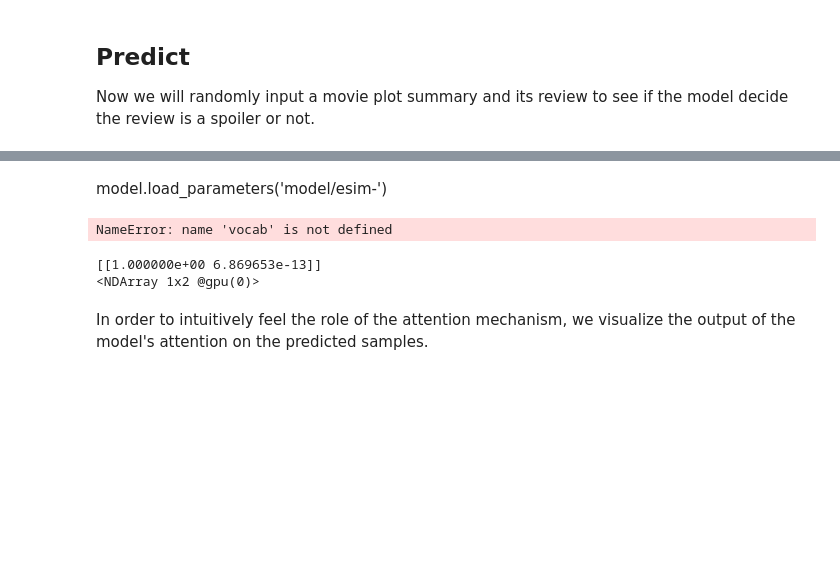
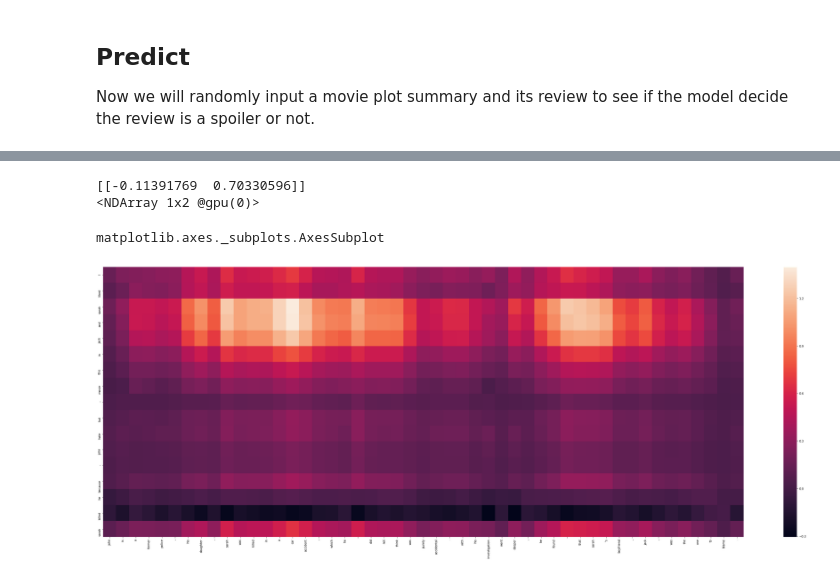
Before and after one commit to zhiming-xu/spoiler-detector, a Jupyter notebook: esim.ipynb, the cells around one changed output, grey strips where cells are left out. Drawn from its saved outputs; the diff is of its cells as text; code cells hidden in the pictures; blank space fills up the shorter version.

Commit message:
finish esim model and visualization of soft align

```diff
--- a/esim.ipynb
+++ b/esim.ipynb
@@ -413,7 +414,7 @@ def one_epoch(data_iter, model, loss, trainer, ctx, is_train, epoch, \
               (epoch, trainer.learning_rate, loss_val, acc, F1))
         train_curve.append((acc, F1))
         # declay lr
-        if epoch % 3 == 0:
+        if epoch % 2 == 0:
             trainer.set_learning_rate(trainer.learning_rate * 0.9)
     else:
         print('\t valid_loss %.4f, acc_valid %.3f, F1_valid %.3f, ' % (loss_val, acc, F1))
@@ -510,26 +472,27 @@ train_curve, valid_curve
-# %% [markdown]
-model.load_parameters('model/esim-')
+# %%
+model.load_parameters('model/esim-0.78.params')
 # %%
 right = 'john is a former police, his daughter, sarah was killed in a car accident, which he \
         did not think was purely accidental. with his investigation went deeper, he found \
         that sarah\'s boyfriend, jack, was the one to blame.'
-left = 'Word embedding can effectively represent the semantic similarity between words, \
-        which brings many breakthroughs for natural language processing tasks. \
-        The attention mechanism can intuitively grasp the important semantic features \
-        in the sentence. I liked sarah and jack in this movie, but hate john, because he \
-        killed sarah'
+left = 'I liked sarah and jack in this movie, but hate john, because he killed sarah'
 left_token = vocab[tokenizer(left)]
 right_token = vocab[tokenizer(right)]
-# %% [output]
-NameError: name 'vocab' is not defined
 # %%
 left_input = nd.array(left_token, ctx=ctx).reshape(1,-1)
 right_input = nd.array(right_token, ctx=ctx).reshape(1,-1)
-pred = model(left_input, right_input)
+pred, att = model(left_input, right_input)
 pred
 #model.embedding_layer_right.weight.list_data()
 # %% [output]
-[[1.000000e+00 6.869653e-13]]
+[[-0.11391769  0.70330596]]
 <NDArray 1x2 @gpu(0)>
-# %% [markdown]
-In order to intuitively feel the role of the attention mechanism, we visualize the output of the model's attention on the predicted samples.
+# %%
+import matplotlib.pyplot as plt
+import seaborn as sns
+vis_att = np.squeeze(att.asnumpy())
+plt.figure(figsize=vis_att.T.shape)
+sns.heatmap(vis_att, xticklabels=tokenizer(right), yticklabels=tokenizer(left), square=False)
+# %% [output]
+matplotlib.axes._subplots.AxesSubplot
+[figure, added]
```
Also changed, not shown: parts of 11 cells of this notebook.
